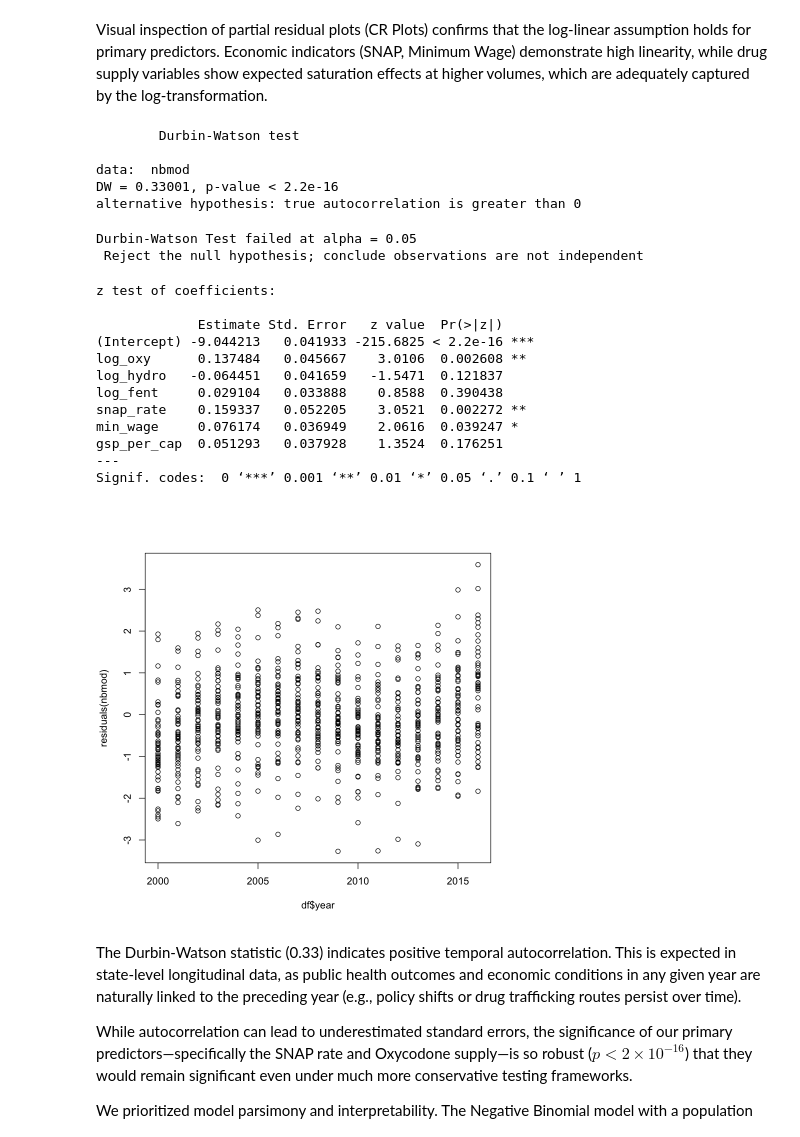
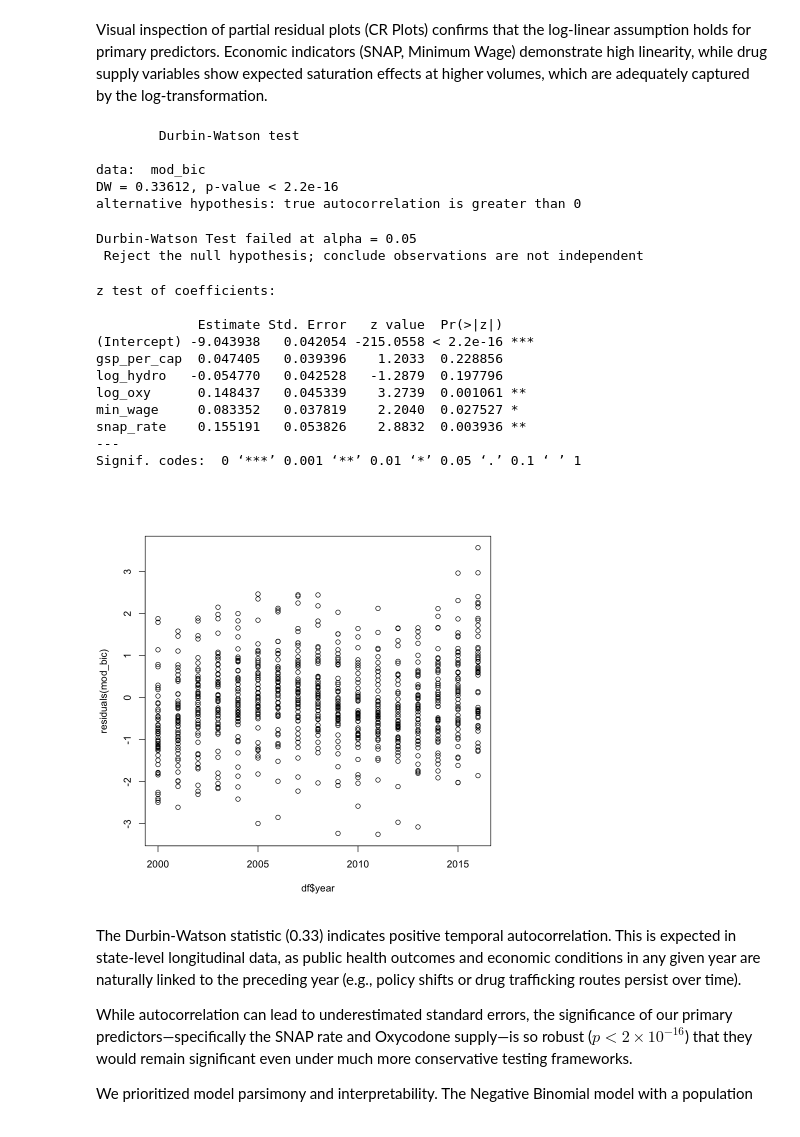
Before and after one commit to amberteetsel/opioid-crisis, a Jupyter notebook: src/neg_binom.ipynb, the cells around one changed output. Drawn from its saved outputs; the diff is of its cells as text; code cells hidden in the pictures.

```diff
--- a/src/neg_binom.ipynb
+++ b/src/neg_binom.ipynb
@@ -244,47 +219,46 @@ Visual inspection of partial residual plots (CR Plots) confirms that the log-lin
 # Independence of Observations
 # Tricky because we're tracking states over multiple years
 # E.g. Alabama deaths in 2005 is not independent from Alabama deaths in 2004
 
 # Durbin-Watson Test
-dwtest(nbmod)
+dwtest(mod_bic)
 
-dw_pval <- dwtest(nbmod)$p.value
+dw_pval <- dwtest(mod_bic)$p.value
 
 if (dw_pval < 0.05) {
   cat("Durbin-Watson Test failed at alpha = 0.05", "\n",
       "Reject the null hypothesis; conclude observations are not independent")
 } else {
   cat("Passed Durbin-Watson Test!", "\n",
       "Conclude observations are independent")
 }
 
 # Plot residuals over time to see the 'streaks'
-plot(df$year, residuals(nbmod))
+plot(df$year, residuals(mod_bic))
 
 # Robust Standard Errors
 # Checking if predictors are still significant, accounting for autocorrelation
-coeftest(nbmod, vcov = vcovCL, cluster = ~state)
+coeftest(mod_bic, vcov = vcovCL, cluster = ~state)
 # %% [output]
         Durbin-Watson test
 
-data:  nbmod
-DW = 0.33001, p-value < 2.2e-16
+data:  mod_bic
+DW = 0.33612, p-value < 2.2e-16
 alternative hypothesis: true autocorrelation is greater than 0
 Durbin-Watson Test failed at alpha = 0.05
  Reject the null hypothesis; conclude observations are not independent
 z test of coefficients:
 
              Estimate Std. Error   z value  Pr(>|z|)
-(Intercept) -9.044213   0.041933 -215.6825 < 2.2e-16 ***
-log_oxy      0.137484   0.045667    3.0106  0.002608 **
-log_hydro   -0.064451   0.041659   -1.5471  0.121837
-log_fent     0.029104   0.033888    0.8588  0.390438
-snap_rate    0.159337   0.052205    3.0521  0.002272 **
-min_wage     0.076174   0.036949    2.0616  0.039247 *
-gsp_per_cap  0.051293   0.037928    1.3524  0.176251
+(Intercept) -9.043938   0.042054 -215.0558 < 2.2e-16 ***
+gsp_per_cap  0.047405   0.039396    1.2033  0.228856
+log_hydro   -0.054770   0.042528   -1.2879  0.197796
+log_oxy      0.148437   0.045339    3.2739  0.001061 **
+min_wage     0.083352   0.037819    2.2040  0.027527 *
+snap_rate    0.155191   0.053826    2.8832  0.003936 **
 ---
 Signif. codes:  0 ‘***’ 0.001 ‘**’ 0.01 ‘*’ 0.05 ‘.’ 0.1 ‘ ’ 1
-[figure, old version]
+[figure, new version]
 # %% [markdown]
 The Durbin-Watson statistic (0.33) indicates positive temporal autocorrelation. This is expected in state-level longitudinal data, as public health outcomes and economic conditions in any given year are naturally linked to the preceding year (e.g., policy shifts or drug trafficking routes persist over time).
 
```
Also changed, not shown: parts of 18 cells of this notebook.
